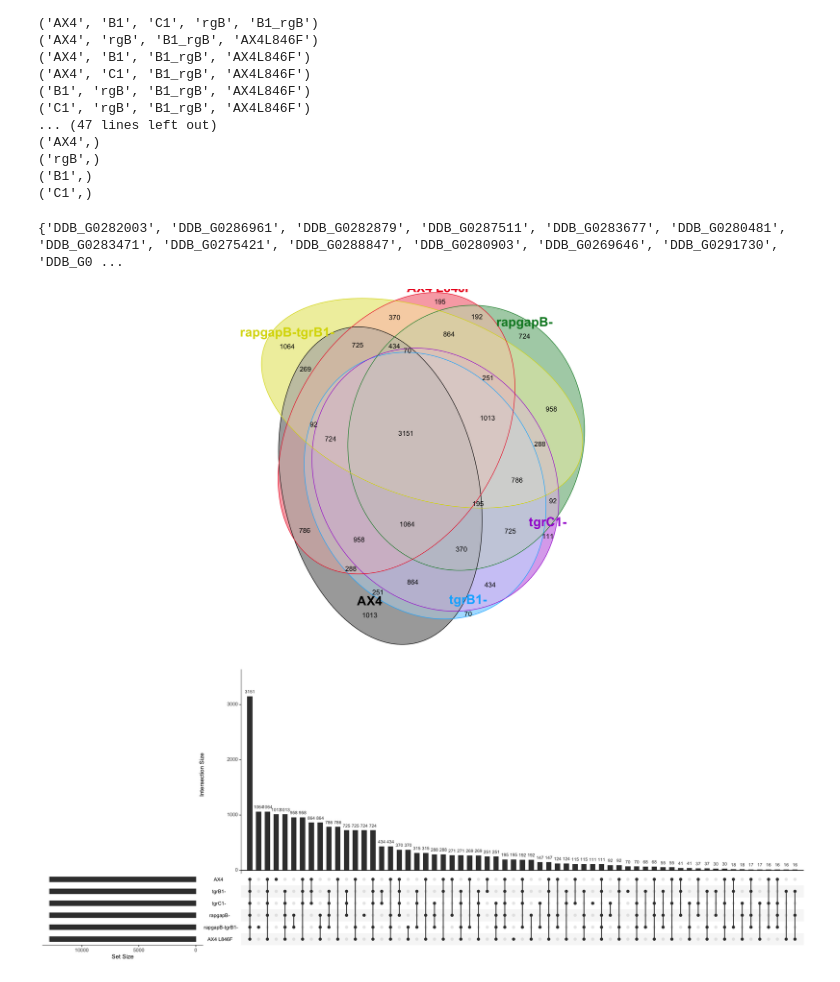
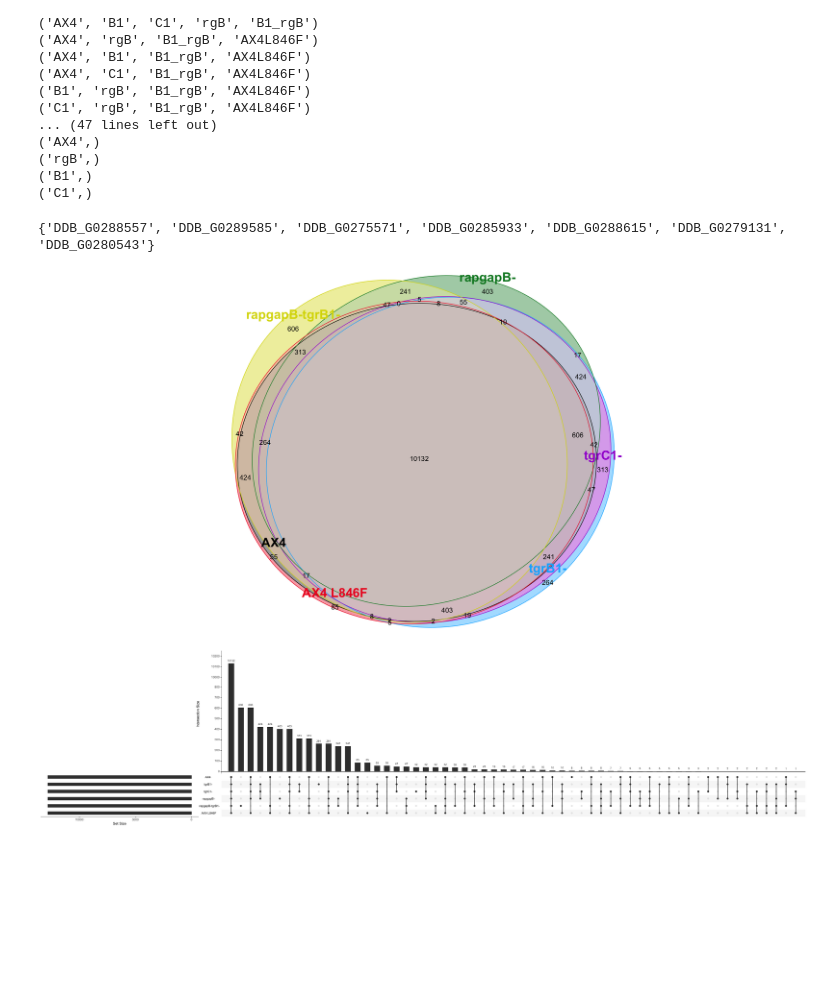
Before and after one commit to lenatr99/RNAseq_dicty, a Jupyter notebook: differential_expression/code/venn_diagrams.ipynb, the cells around one changed output. Saved outputs shown, nothing was run; the diff lists cells and outputs as text; code cells hidden in the pictures; blank space fills up the shorter version.

Commit message:
Updated upset plot

```diff
--- a/differential_expression/code/venn_diagrams.ipynb
+++ b/differential_expression/code/venn_diagrams.ipynb
@@ -23,7 +23,7 @@ NAME_DICT = {
     "B1_rgB": "rapgapB-tgrB1-",
     "AX4L846F": "AX4 L846F",
 }
-P_VALUE = 0.05
+P_VALUE = 0.0001
 # %% [output]
 The rpy2.ipython extension is already loaded. To reload it, use:
   %reload_ext rpy2.ipython
@@ -164,7 +188,7 @@ for key in count_dictionary.keys():
 # %%
 print(count_dictionary[('AX4', 'B1', 'rgB', 'AX4L846F')])
 # %% [output]
-{'DDB_G0282003', 'DDB_G0286961', 'DDB_G0282879', 'DDB_G0287511', 'DDB_G0283677', 'DDB_G0280481', 'DDB_G0283471', 'DDB_G0275421', 'DDB_G0288847', 'DDB_G0280903', 'DDB_G0269646', 'DDB_G0291730', 'DDB_G0 ...
+{'DDB_G0288557', 'DDB_G0289585', 'DDB_G0275571', 'DDB_G0285933', 'DDB_G0288615', 'DDB_G0279131', 'DDB_G0280543'}
 # %%
 %%R -w 15 -h 7 -u in -r 150
 # Load required library
@@ -197,7 +221,7 @@ plot(
   labelspush = TRUE
 )
 # %% [output]
-[figure, old version]
+[figure, new version]
 # %%
 # Uncomment the following lines to save the plot
 
@@ -233,19 +257,21 @@ plot(
 #   labelspush = TRUE
 # )
 # %%
-%%R -w 18 -h 7 -u in -r 150
+%%R -w 30 -h 7 -u in -r 150
+source("upset_modified.R")
+environment(upset_modified) <- asNamespace("UpSetR")
 library(UpSetR)
 upset_data <- fromExpression(script_expr)
-upset(
+upset_modified(
   upset_data,
   nsets = 6,
   nintersects = NA,
   keep.order = FALSE,
   order.by = "freq",
   text.scale = 1.2,
   number.angles = 0
 )
 # %% [output]
-[figure, old version]
+[figure, new version]
 # %%
 # %%R
```
Also changed, not shown: parts of 3 cells of this notebook, 3 other files.
